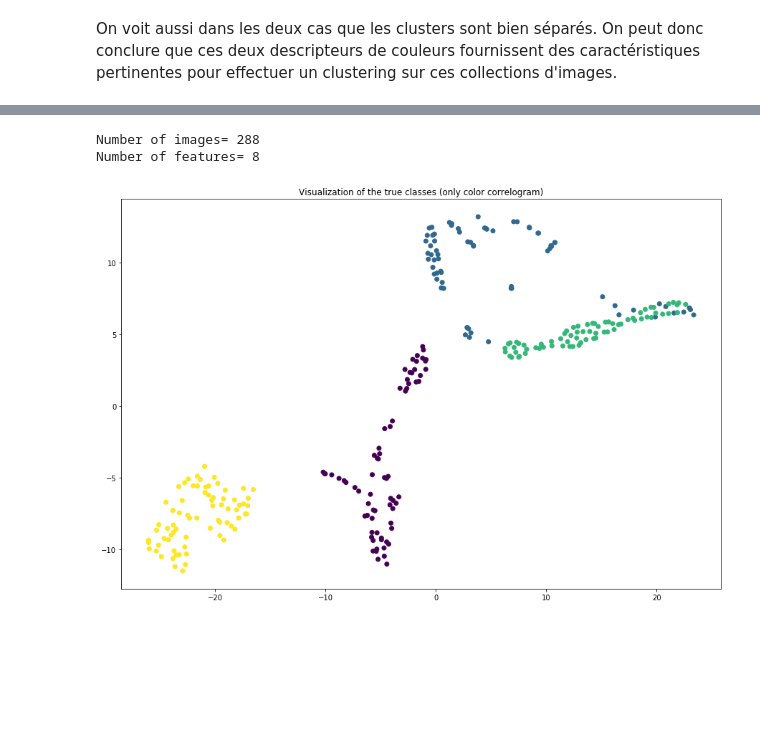
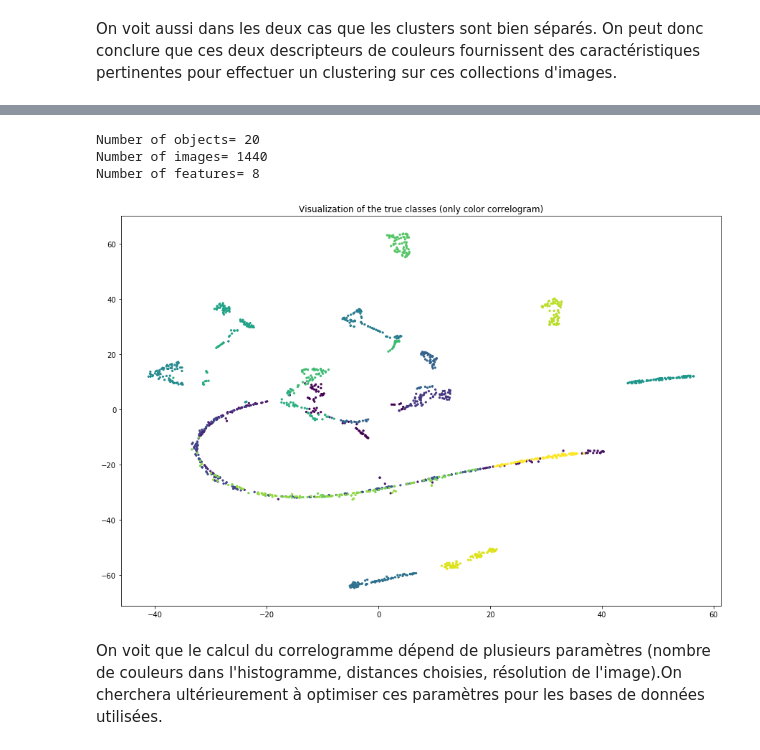
Before and after one commit to FirasAzzouz/Projet-S8, a Jupyter notebook: Descripteurs_de_couleurs.ipynb, the cells around one changed output, grey strips where cells are left out. Cells and saved outputs as stored; diff of their text form; code cells hidden in the pictures; blank space fills up the shorter version.

```diff
--- a/Descripteurs_de_couleurs.ipynb
+++ b/Descripteurs_de_couleurs.ipynb
@@ -292,7 +299,7 @@ from Color_descriptors import *
 if __name__ == '__main__':
 #   Parameters defintion:
     n1=1 # First image (included)
-    n2=5 # Last image (excluded)
+    n2=21 # Last image (excluded)
     n_img=72 # number of images per object
     color_space='hsv'
     bins=[2,2,2]
@@ -312,33 +319,37 @@ if __name__ == '__main__':
     for i in range(n2-n1):
         for j in range(n_img):
             X=read_image_2(i+n1,j)
             nx=X.shape[0]
             ny=X.shape[1]
             m=30
             r = m / ny
             dim = (m, int(nx * r))
             X = cv.resize(X, dim, interpolation = cv.INTER_AREA)
             # ********************Color_correlogram_features***********************
             corr= color_correlogram(X,color_space,bins,distances)
             X_all[n_img*i+j]=X_all[n_img*i+j]+[corr]
             X_all[n_img*i+j]=np.concatenate(X_all[n_img*i+j])
 
     X_all=np.array(X_all).astype(float)
+    print("Number of objects= "+ str(n2-n1))
     print("Number of images= "+ str(X_all.shape[0]))
     print("Number of features= "+ str(X_all.shape[1]))
     print("\n")
 
 
     # *********************Visualization**********************
 
     X_norm = StandardScaler().fit_transform(X_all)
     X_embedded = TSNE(n_components=2).fit_transform(X_norm)
 
     plt.figure(figsize=(15,10))
-    plt.scatter(X_embedded[:,0],X_embedded[:,1],c=classes_true)
+    plt.scatter(X_embedded[:,0],X_embedded[:,1],c=classes_true,s=5)
     plt.title("Visualization of the true classes (only color correlogram)")
     plt.show()
 # %% [output]
-Number of images= 288
+Number of objects= 20
+Number of images= 1440
 Number of features= 8
-[figure, old version]
+[figure, new version]
+# %% [markdown]
+On voit que le calcul du correlogramme dépend de plusieurs paramètres (nombre de couleurs dans l'histogramme, distances choisies, résolution de l'image).On cherchera ultérieurement à optimiser ces paramètres pour les bases de données utilisées.
```
Also changed, not shown: parts of 4 cells of this notebook, 2 other files.
